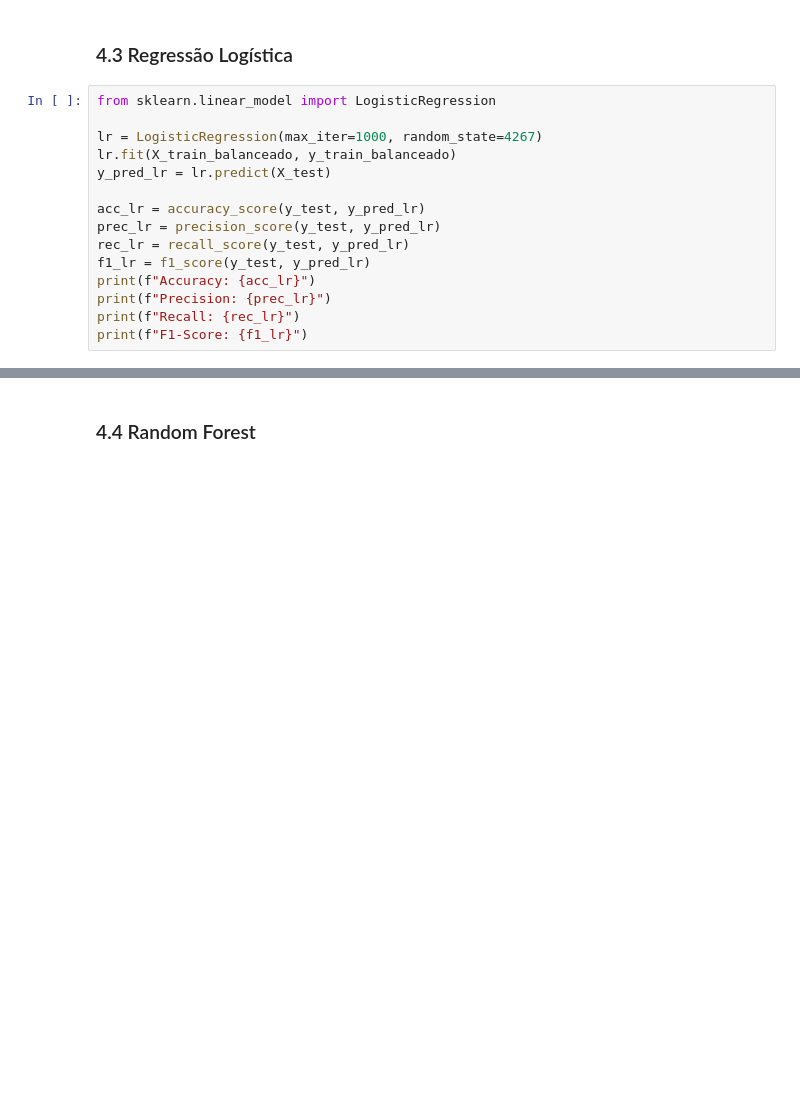
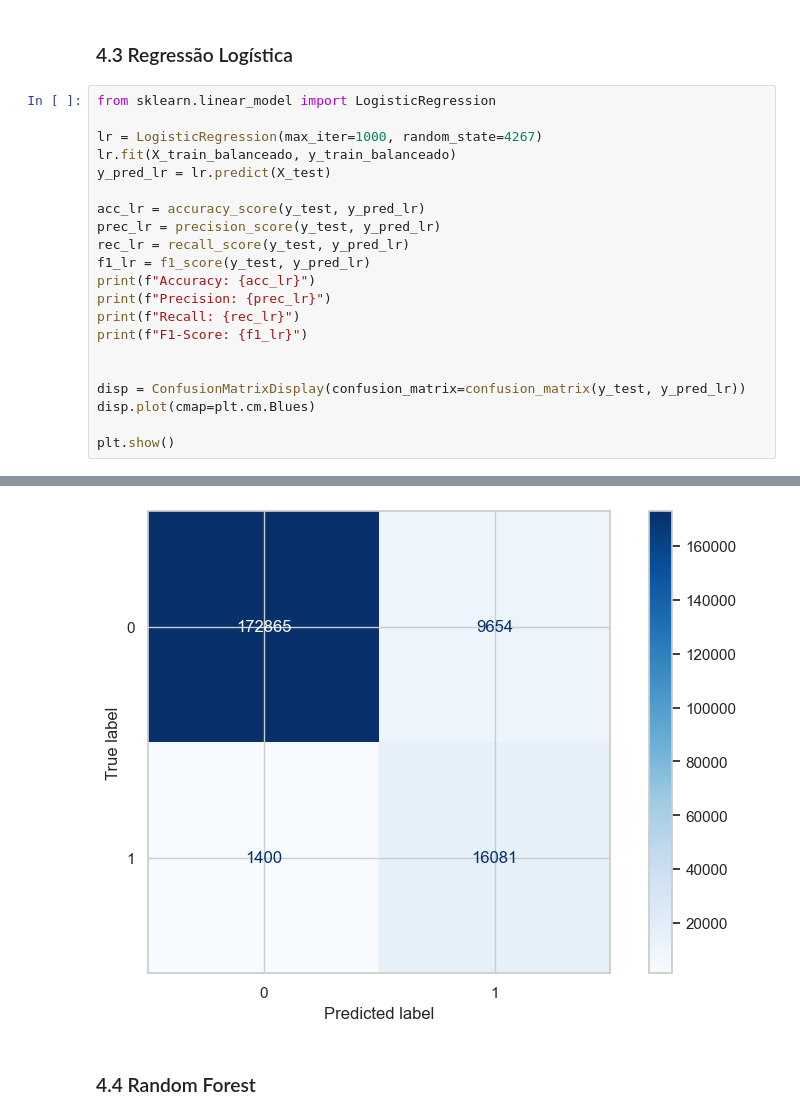
Before and after one commit to zezedp/IML2026_PROJETO, a Jupyter notebook: Projeto.ipynb, the cells around one changed output, grey strips where cells are left out. Saved outputs shown, nothing was run; the diff lists cells and outputs as text; blank space fills up the shorter version.

```diff
--- a/Projeto.ipynb
+++ b/Projeto.ipynb
@@ -566,6 +750,12 @@ print(f"Accuracy: {acc_lr}")
 print(f"Precision: {prec_lr}")
 print(f"Recall: {rec_lr}")
 print(f"F1-Score: {f1_lr}")
+
+
+disp = ConfusionMatrixDisplay(confusion_matrix=confusion_matrix(y_test, y_pred_lr))
+disp.plot(cmap=plt.cm.Blues)
+
+plt.show()
 # %% [output]
 Accuracy: 0.94473
 Precision: 0.6248688556440645
@@ -574,3 +764,4 @@ F1-Score: 0.7442151055164754
+[figure, added]
 # %% [markdown]
 ### 4.4 Random Forest
 # %%
```
Also changed, not shown: parts of 12 cells of this notebook.
